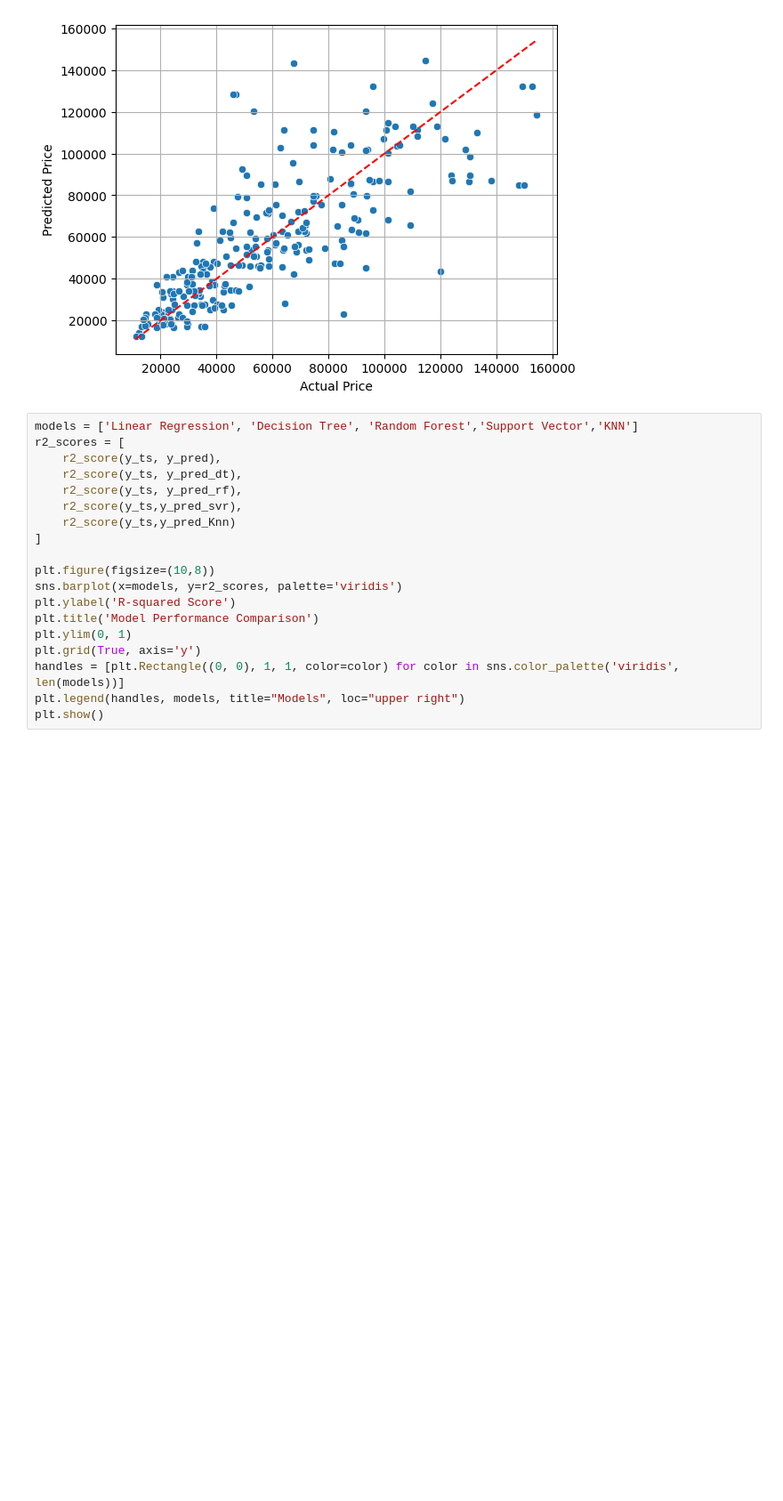
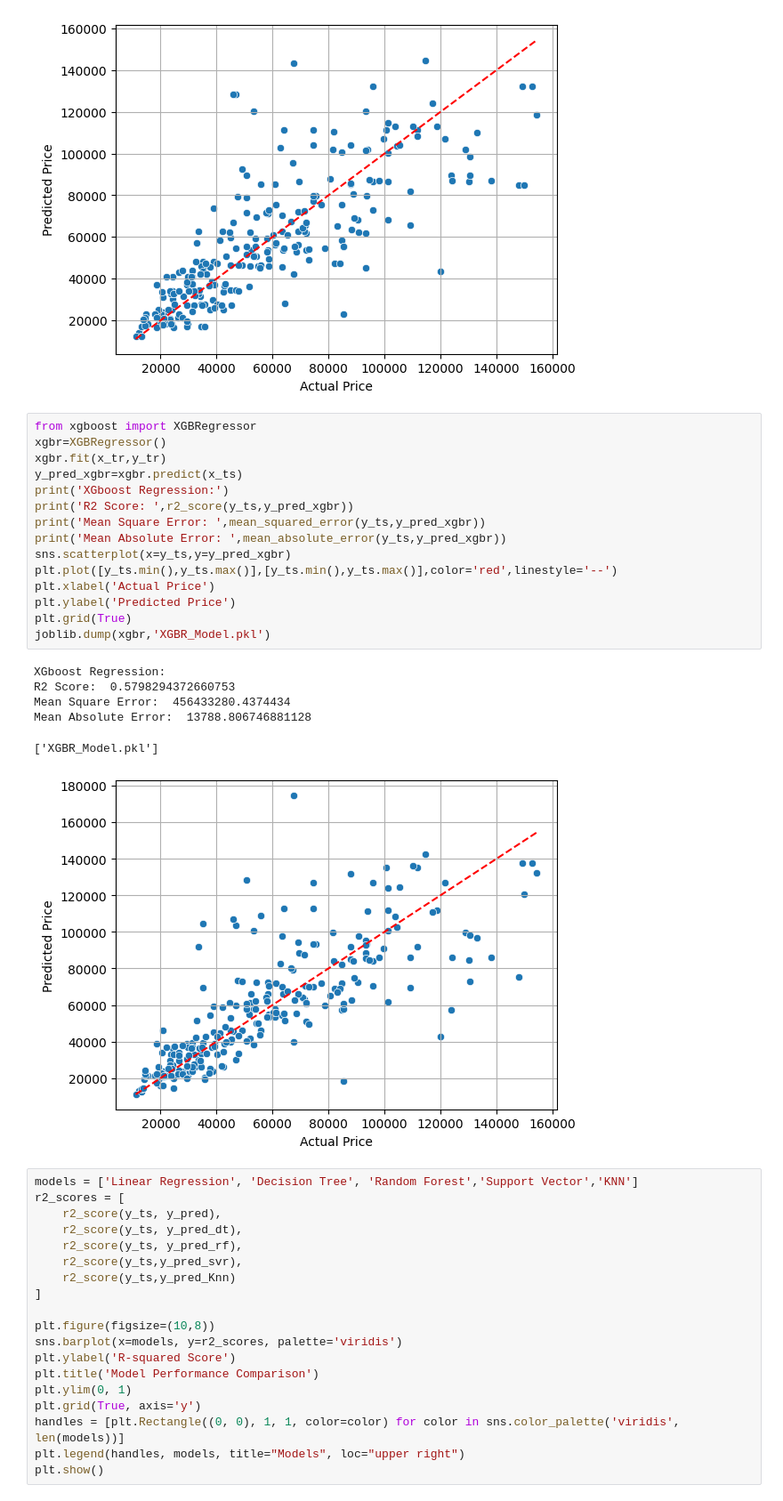
Before and after one commit to aftabakhan82/Laptop_Price_Prediction_Model, a Jupyter notebook: Analysis.ipynb, the cells around one changed output. Shown: that part at 89% size. Cells and saved outputs as stored; diff of their text form; blank space fills up the shorter version.

```diff
--- a/Analysis.ipynb
+++ b/Analysis.ipynb
@@ -228,6 +228,28 @@ MSE: 434021408.73849076
 R2 Score: 0.6004607302661046
 ['Knn_Model.pkl']
 [figure]
+# %%
+from xgboost import XGBRegressor
+xgbr=XGBRegressor()
+xgbr.fit(x_tr,y_tr)
+y_pred_xgbr=xgbr.predict(x_ts)
+print('XGboost Regression:')
+print('R2 Score: ',r2_score(y_ts,y_pred_xgbr))
+print('Mean Square Error: ',mean_squared_error(y_ts,y_pred_xgbr))
+print('Mean Absolute Error: ',mean_absolute_error(y_ts,y_pred_xgbr))
+sns.scatterplot(x=y_ts,y=y_pred_xgbr)
+plt.plot([y_ts.min(),y_ts.max()],[y_ts.min(),y_ts.max()],color='red',linestyle='--')
+plt.xlabel('Actual Price')
+plt.ylabel('Predicted Price')
+plt.grid(True)
+joblib.dump(xgbr,'XGBR_Model.pkl')
+# %% [output]
+XGboost Regression:
+R2 Score:  0.5798294372660753
+Mean Square Error:  456433280.4374434
+Mean Absolute Error:  13788.806746881128
+['XGBR_Model.pkl']
+[figure, added]
 # %%
 models = ['Linear Regression', 'Decision Tree', 'Random Forest','Support Vector','KNN']
 r2_scores = [
```
Also changed, not shown: parts of 1 cell of this notebook, 11 other files.
